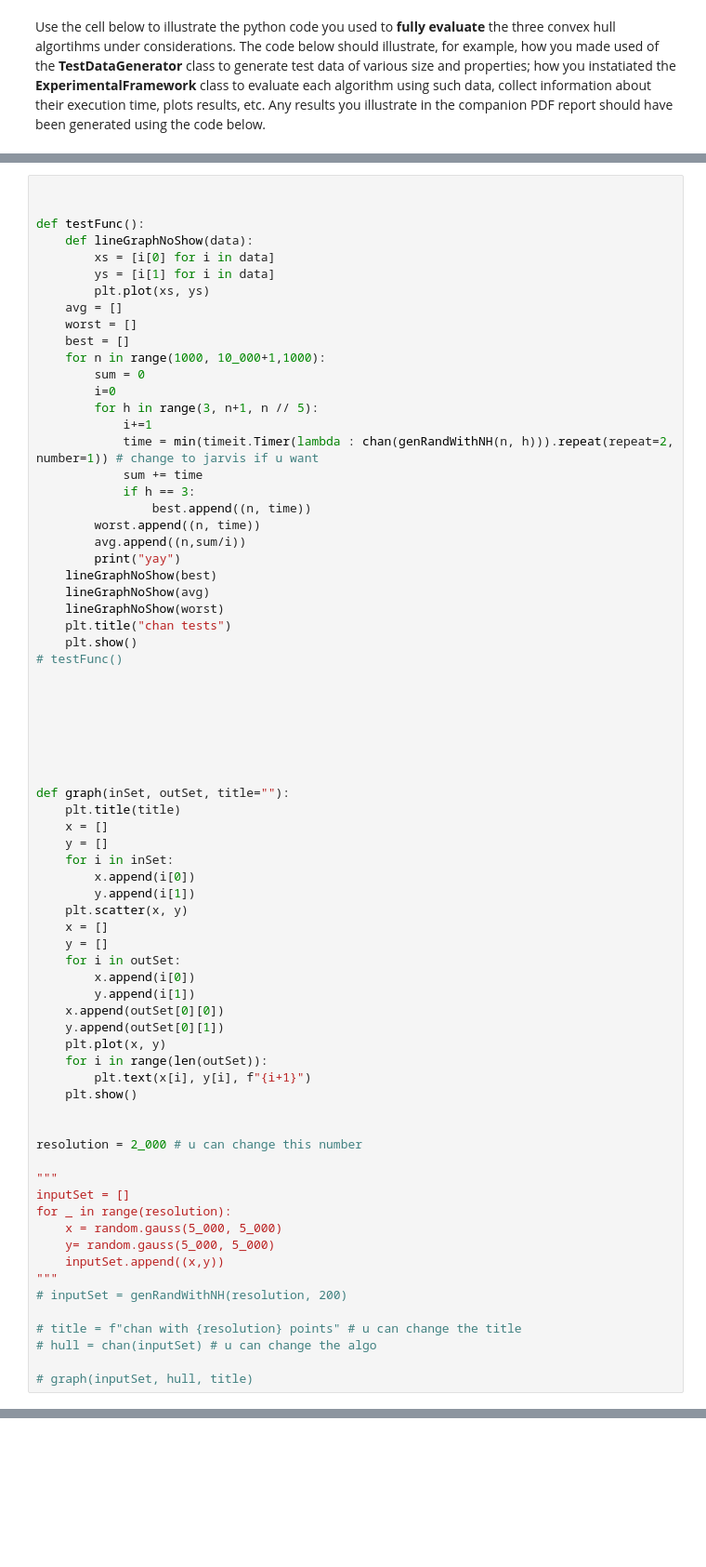
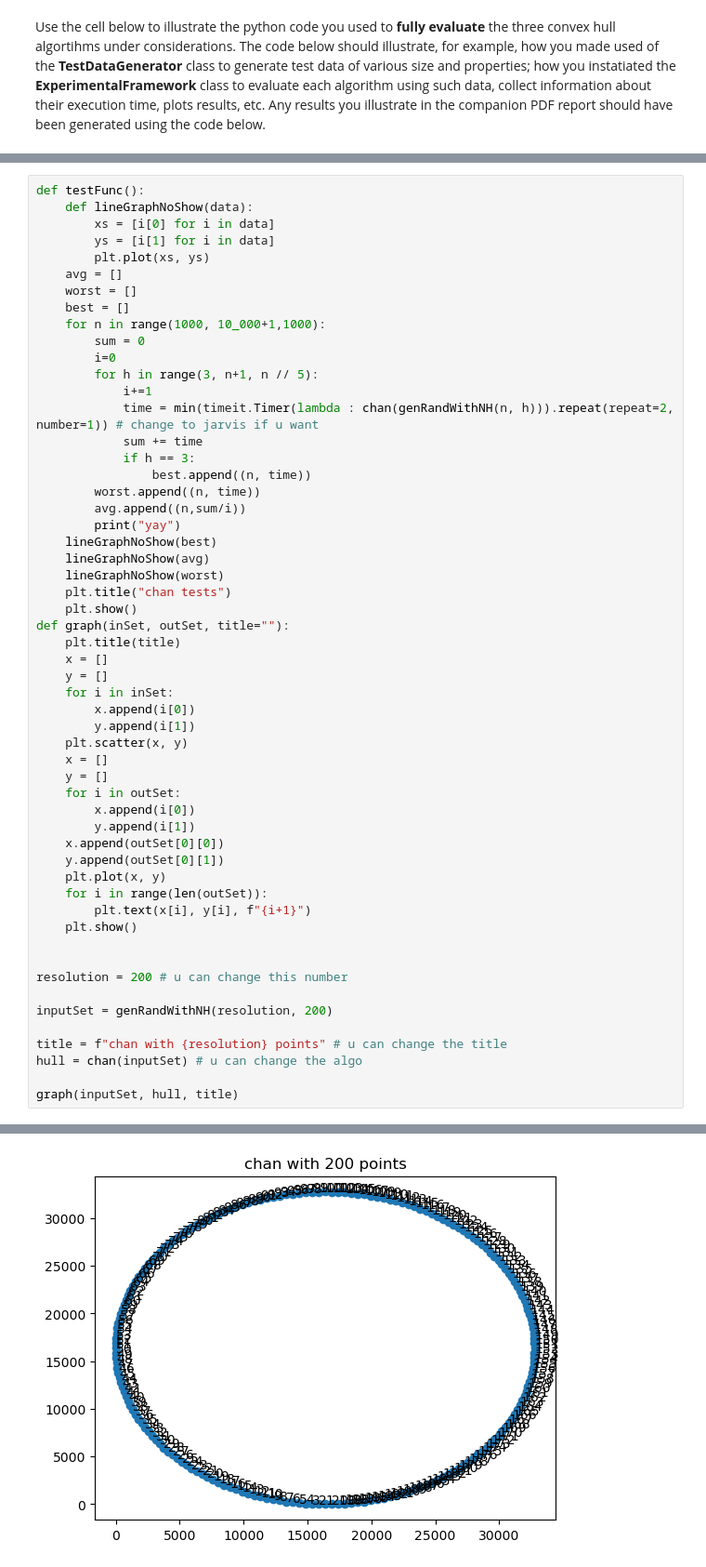
Before and after one commit to ibrahim-gabol-19/AlgrthmsRep, a Jupyter notebook: grp-4-0005code.ipynb, the cells around one changed output, grey strips where cells are left out. Shown at 93% size. Drawn from its saved outputs; the diff is of its cells as text; blank space fills up the shorter version.

```diff
--- a/grp-4-0005code.ipynb
+++ b/grp-4-0005code.ipynb
@@ -810,6 +813,4 @@ framework.comparativeAssessment()
 # %%
-
-
 def testFunc():
     def lineGraphNoShow(data):
         xs = [i[0] for i in data]
@@ -835,14 +836,6 @@ def testFunc():
     lineGraphNoShow(worst)
     plt.title("chan tests")
     plt.show()
-# testFunc()
-
-
-
-
-
-
-
 def graph(inSet, outSet, title=""):
     plt.title(title)
     x = []
@@ -864,19 +857,12 @@ def graph(inSet, outSet, title=""):
     plt.show()
 
 
-resolution = 2_000 # u can change this number
+resolution = 200 # u can change this number
 
-"""
-inputSet = []
-for _ in range(resolution):
-    x = random.gauss(5_000, 5_000)
-    y= random.gauss(5_000, 5_000)
-    inputSet.append((x,y))
-"""
-# inputSet = genRandWithNH(resolution, 200)
+inputSet = genRandWithNH(resolution, 200)
 
-# title = f"chan with {resolution} points" # u can change the title
-# hull = chan(inputSet) # u can change the algo
+title = f"chan with {resolution} points" # u can change the title
+hull = chan(inputSet) # u can change the algo
 
-# graph(inputSet, hull, title)
+graph(inputSet, hull, title)
 # %% [output]
@@ -883,0 +869 @@ for _ in range(resolution):
+[figure, added]
```
Also changed, not shown: parts of 2 cells of this notebook.
